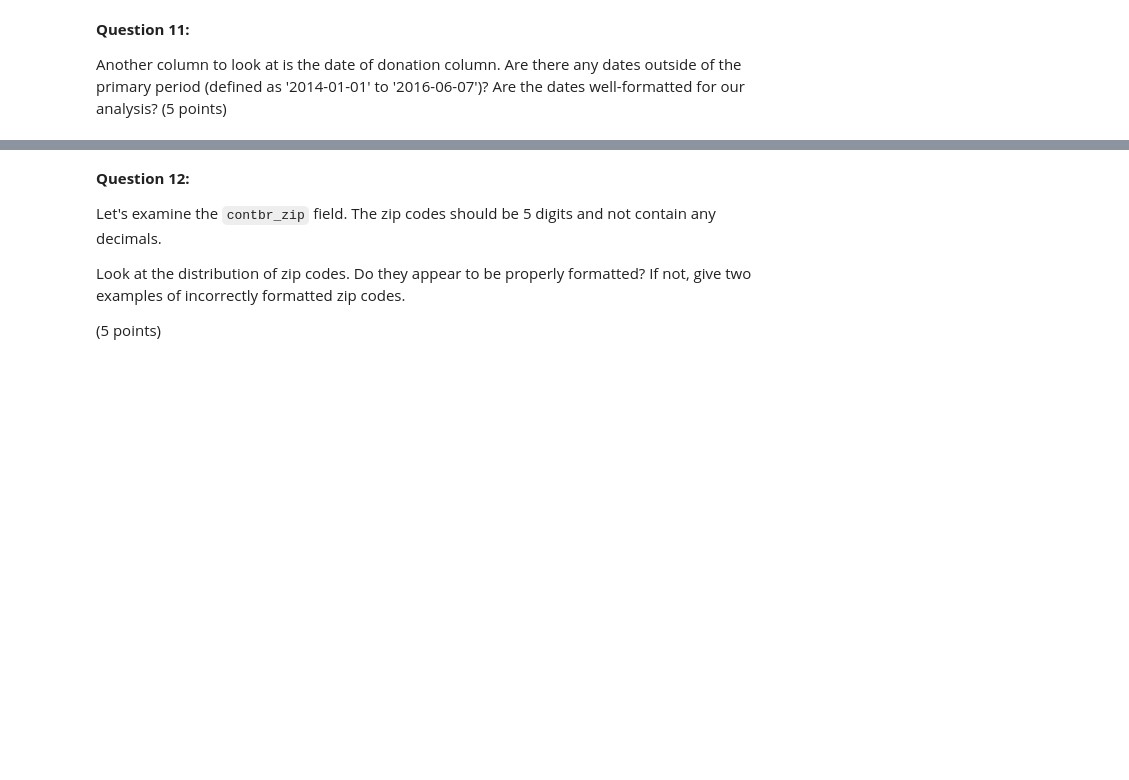
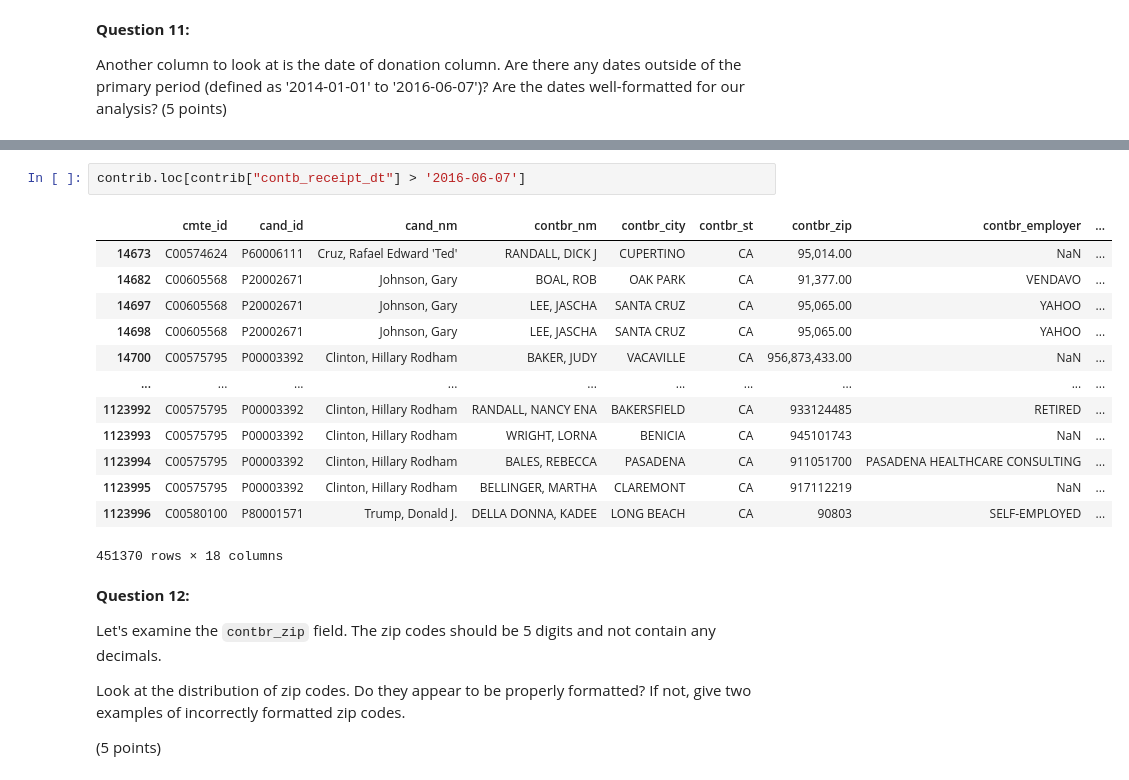
Before and after one commit to medrees-1000/sklearn, a Jupyter notebook: Project_1.ipynb, the cells around one changed output, grey strips where cells are left out. Drawn from its saved outputs; the diff is of its cells as text; blank space fills up the shorter version.

```diff
--- a/Project_1.ipynb
+++ b/Project_1.ipynb
@@ -267,3 +372,19 @@ Another column to look at is the date of donation column. Are there any dates ou
+# %%
+contrib.loc[contrib["contb_receipt_dt"] > '2016-06-07']
+# %% [output]
+|  | cmte_id | cand_id | cand_nm | contbr_nm | contbr_city | contbr_st | contbr_zip | contbr_employer | ... |
+| 14673 | C00574624 | P60006111 | Cruz, Rafael Edward 'Ted' | RANDALL, DICK J | CUPERTINO | CA | 95,014.00 | NaN | ... |
+| 14682 | C00605568 | P20002671 | Johnson, Gary | BOAL, ROB | OAK PARK | CA | 91,377.00 | VENDAVO | ... |
+| 14697 | C00605568 | P20002671 | Johnson, Gary | LEE, JASCHA | SANTA CRUZ | CA | 95,065.00 | YAHOO | ... |
+| 14698 | C00605568 | P20002671 | Johnson, Gary | LEE, JASCHA | SANTA CRUZ | CA | 95,065.00 | YAHOO | ... |
+| 14700 | C00575795 | P00003392 | Clinton, Hillary Rodham | BAKER, JUDY | VACAVILLE | CA | 956,873,433.00 | NaN | ... |
+| ... | ... | ... | ... | ... | ... | ... | ... | ... | ... |
+| 1123992 | C00575795 | P00003392 | Clinton, Hillary Rodham | RANDALL, NANCY ENA | BAKERSFIELD | CA | 933124485 | RETIRED | ... |
+| 1123993 | C00575795 | P00003392 | Clinton, Hillary Rodham | WRIGHT, LORNA | BENICIA | CA | 945101743 | NaN | ... |
+| 1123994 | C00575795 | P00003392 | Clinton, Hillary Rodham | BALES, REBECCA | PASADENA | CA | 911051700 | PASADENA HEALTHCARE CONSULTING | ... |
+| 1123995 | C00575795 | P00003392 | Clinton, Hillary Rodham | BELLINGER, MARTHA | CLAREMONT | CA | 917112219 | NaN | ... |
+| 1123996 | C00580100 | P80001571 | Trump, Donald J. | DELLA DONNA, KADEE | LONG BEACH | CA | 90803 | SELF-EMPLOYED | ... |
+451370 rows × 18 columns
 # %% [markdown]
 **Question 12:**
 
```
Also changed, not shown: parts of 30 cells of this notebook, 2 other files.
